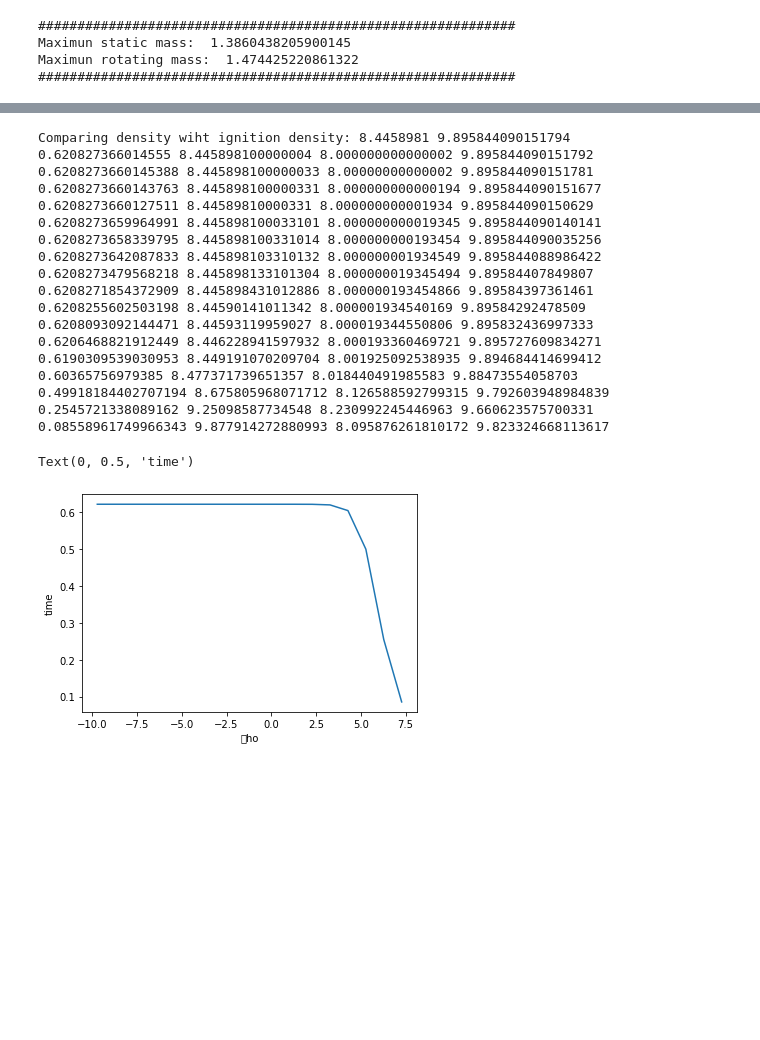
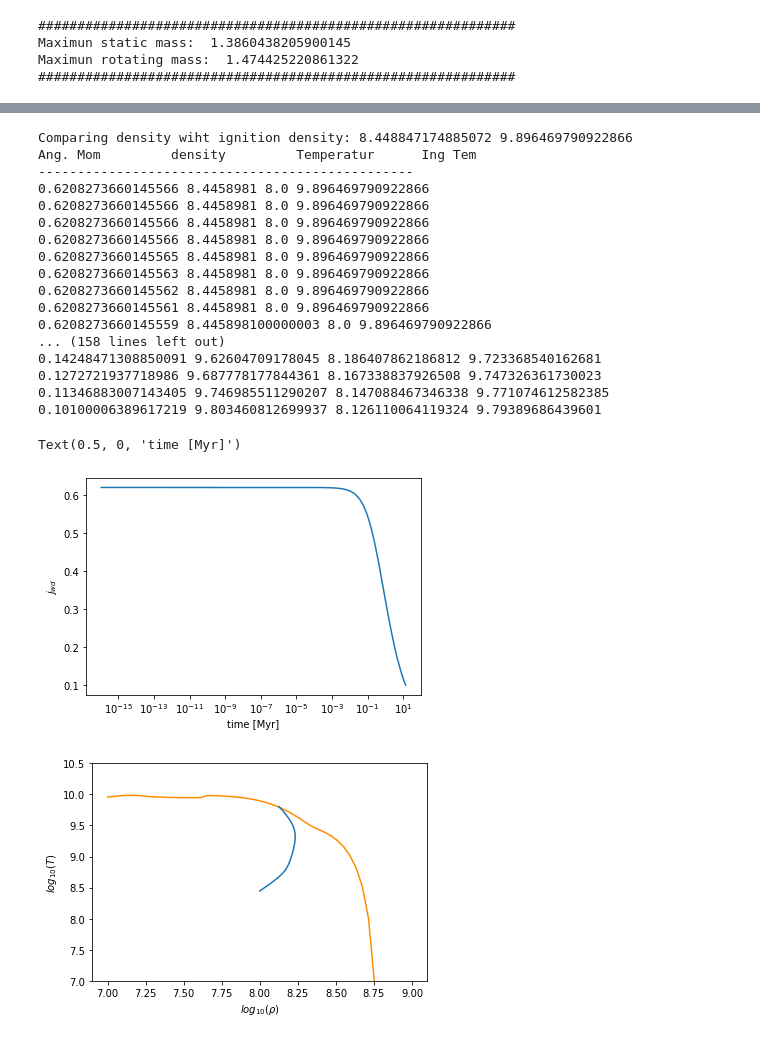
Before and after one commit to lauramb8909/WhiteDwarf, a Jupyter notebook: Code.ipynb, the cells around one changed output, grey strips where cells are left out. Drawn from its saved outputs; the diff is of its cells as text; code cells hidden in the pictures; blank space fills up the shorter version.

```diff
--- a/Code.ipynb
+++ b/Code.ipynb
@@ -44,21 +44,19 @@ avo      = 1.0/mu
 
 # ---Dimensions---
 MA       = 2.0
-Cgrav    = G * Msun / c**2
+Cgrav    = G * Msun / c2
+Jdim     = G / c**3
 mpl      = np.sqrt(hbar * c / G) # planck mass
-Rdim     = np.power( mpl / me , 2.0) * hbar / (mpl * c)
+Rdim     = ( mpl / me )**2.0 * hbar / (mpl * c)
+Mdim     = Rdim / Cgrav
+
 Sigma02  = np.power( c / Rdim,2.0) / G
 
 Sigma    = np.power(me,4.0)*np.power(c,3.0)/(8.0*np.power(np.pi,2.0)*np.power(hbar,3.0))
-SigmaP   = c**2 * Sigma
-#Sigma02  = ( mu * MA * np.power(me*c/hbar,3) ) / (3 *np.power(np.pi,2))
-#Rdim     = c / np.sqrt( Sigma02 * G )
-Mdim     = Rdim / Cgrav
+SigmaP   = c2 * Sigma
 
-Jdim     = G / c**3
 Jadim    = 1e50
 JJdim    = Jadim * Jdim  / Rdim**2
-
 Tdim     = np.power(c**5 / ( 16.0**2 * np.pi**2 * G * sigma * Rsun**2) ,1.0/4.0)
 
 rhobeta  = np.log10(3.9e10)
@@ -570,34 +515,51 @@ def Tevolution_2( y0, drr, rhowd0, Bs, cc):
 x_B = np.linspace(8,10,10)
 
 Bs0  = np.power(10.0,x_B[0])
+
 tauD = 1.0 / AdipIII( 1.0, Omegawd_0*c/Rdim, Reqwd_0*Rdim, jwd_0*JJdim*Rdim**2/Jdim , Bs0)
 A0   = AdipIII( tauD, Omegawd_0*c/Rdim, Reqwd_0*Rdim, Jadim,Bs0 )
 
-Evol1 = Tevolution_2( [ Jwd[0]/JJdim, 1e8/Tdim ] , 1e0, rhowd_0, Bs0 , 0.0 )
+Evol1 = Tevolution_2( [ Jwd[0]/JJdim, 1e8/Tdim ] , 1e-1, rhowd_0, Bs0 , 0.0 )
 # %% [output]
-Comparing density wiht ignition density: 8.4458981 9.895844090151794
-0.620827366014555 8.445898100000004 8.000000000000002 9.895844090151792
-0.6208273660145388 8.445898100000033 8.00000000000002 9.895844090151781
-0.6208273660143763 8.445898100000331 8.000000000000194 9.895844090151677
-0.6208273660127511 8.44589810000331 8.000000000001934 9.895844090150629
-0.6208273659964991 8.445898100033101 8.000000000019345 9.895844090140141
-0.6208273658339795 8.445898100331014 8.000000000193454 9.895844090035256
-0.6208273642087833 8.445898103310132 8.000000001934549 9.895844088986422
-0.6208273479568218 8.445898133101304 8.000000019345494 9.89584407849807
-0.6208271854372909 8.445898431012886 8.000000193454866 9.89584397361461
-0.6208255602503198 8.44590141011342 8.000001934540169 9.89584292478509
-0.6208093092144471 8.44593119959027 8.000019344550806 9.895832436997333
-0.6206468821912449 8.446228941597932 8.000193360469721 9.895727609834271
-0.6190309539030953 8.449191070209704 8.001925092538935 9.894684414699412
-0.60365756979385 8.477371739651357 8.018440491985583 9.88473554058703
-0.49918184402707194 8.675805968071712 8.126588592799315 9.792603948984839
-0.2545721338089162 9.25098587734548 8.230992245446963 9.660623575700331
-0.08558961749966343 9.877914272880993 8.095876261810172 9.823324668113617
+Comparing density wiht ignition density: 8.448847174885072 9.896469790922866
+Ang. Mom         density         Temperatur      Ing Tem
+------------------------------------------------
+0.6208273660145566 8.4458981 8.0 9.896469790922866
+0.6208273660145566 8.4458981 8.0 9.896469790922866
+0.6208273660145566 8.4458981 8.0 9.896469790922866
+0.6208273660145566 8.4458981 8.0 9.896469790922866
+0.6208273660145565 8.4458981 8.0 9.896469790922866
+0.6208273660145563 8.4458981 8.0 9.896469790922866
+0.6208273660145562 8.4458981 8.0 9.896469790922866
+0.6208273660145561 8.4458981 8.0 9.896469790922866
+0.6208273660145559 8.445898100000003 8.0 9.896469790922866
+... (158 lines left out)
+0.14248471308850091 9.62604709178045 8.186407862186812 9.723368540162681
+0.1272721937718986 9.687778177844361 8.167338837926508 9.747326361730023
+0.11346883007143405 9.746985511290207 8.147088467346338 9.771074612582385
+0.10100006389617219 9.803460812699937 8.126110064119324 9.79389686439601
 # %%
-plt.plot( np.log10(np.array(Evol1)[:,0]/yr), np.array(Evol1)[:,2])
+plt.semilogx( np.array(Evol1)[:,0]/(1e6*yr), np.array(Evol1)[:,2])
 
-plt.xlabel("\rho")
-plt.ylabel("time")
+plt.ylabel("$j_{wd}$")
+plt.xlabel("time [Myr]")
 # %% [output]
-Text(0, 0.5, 'time')
+Text(0.5, 0, 'time [Myr]')
-[figure, old version]
+[figure, new version]
+# %%
+fig= plt.figure()
+
+plt.plot(Tx,rhoCC, color="DarkOrange" )
+
+plt.plot(  np.log10( np.array(Evol1)[:,4]*Tdim), np.array(Evol1)[:,1] )
+
+
+plt.xlabel("$log_{10}(\\rho)$")
+plt.ylabel("$log_{10}(T)$")
+
+plt.ylim(7,10.5)
+
+
+plt.show()
+# %% [output]
+[figure, added]
```
Also changed, not shown: parts of 14 cells of this notebook, 4 other files.
